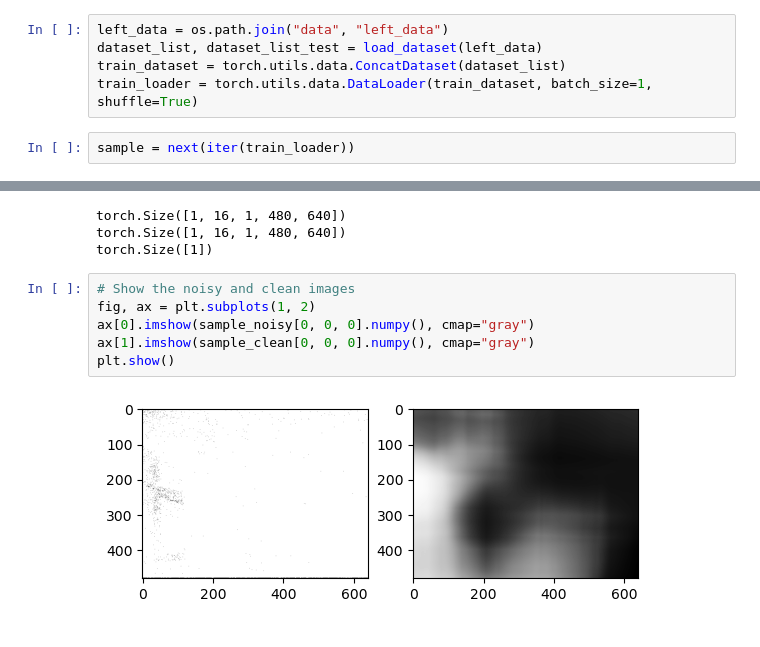
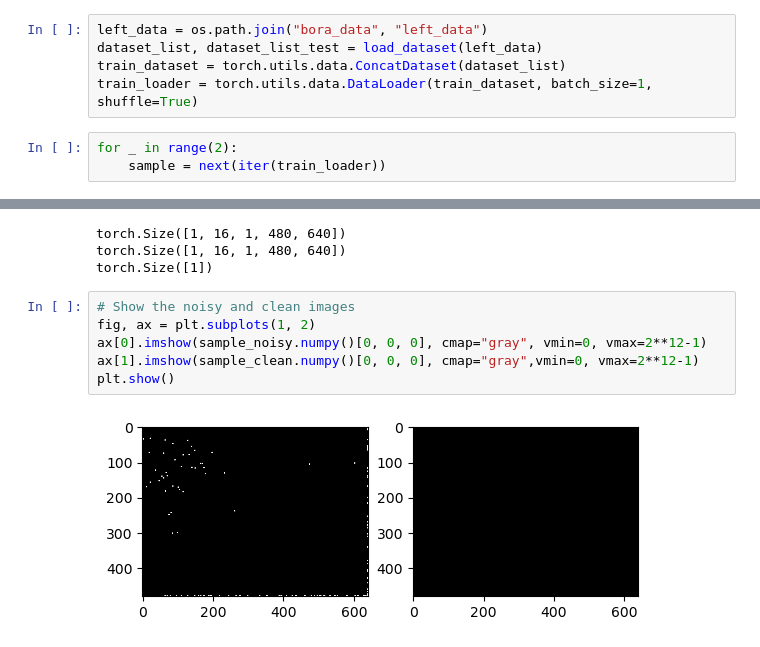
Before and after one commit to kellyzoo/t7_simulation, a Jupyter notebook: train_test.ipynb, the cells around one changed output, grey strips where cells are left out. Cells and saved outputs as stored; diff of their text form.

```diff
--- a/train_test.ipynb
+++ b/train_test.ipynb
@@ -33,9 +33,10 @@ def load_dataset(data_dir):
 
     return dataset_list, dataset_list_test
 # %%
-left_data = os.path.join("data", "left_data")
+left_data = os.path.join("bora_data", "left_data")
 dataset_list, dataset_list_test = load_dataset(left_data)
 train_dataset = torch.utils.data.ConcatDataset(dataset_list)
 train_loader = torch.utils.data.DataLoader(train_dataset, batch_size=1, shuffle=True)
 # %%
-sample = next(iter(train_loader))
+for _ in range(2):
+    sample = next(iter(train_loader))
@@ -58,8 +55,8 @@ torch.Size([1])
 # %%
 # Show the noisy and clean images
 fig, ax = plt.subplots(1, 2)
-ax[0].imshow(sample_noisy[0, 0, 0].numpy(), cmap="gray")
-ax[1].imshow(sample_clean[0, 0, 0].numpy(), cmap="gray")
+ax[0].imshow(sample_noisy.numpy()[0, 0, 0], cmap="gray", vmin=0, vmax=2**12-1)
+ax[1].imshow(sample_clean.numpy()[0, 0, 0], cmap="gray",vmin=0, vmax=2**12-1)
 plt.show()
 # %% [output]
-[figure, old version]
+[figure, new version]
```
Also changed, not shown: parts of 13 cells of this notebook, 4 other files.
